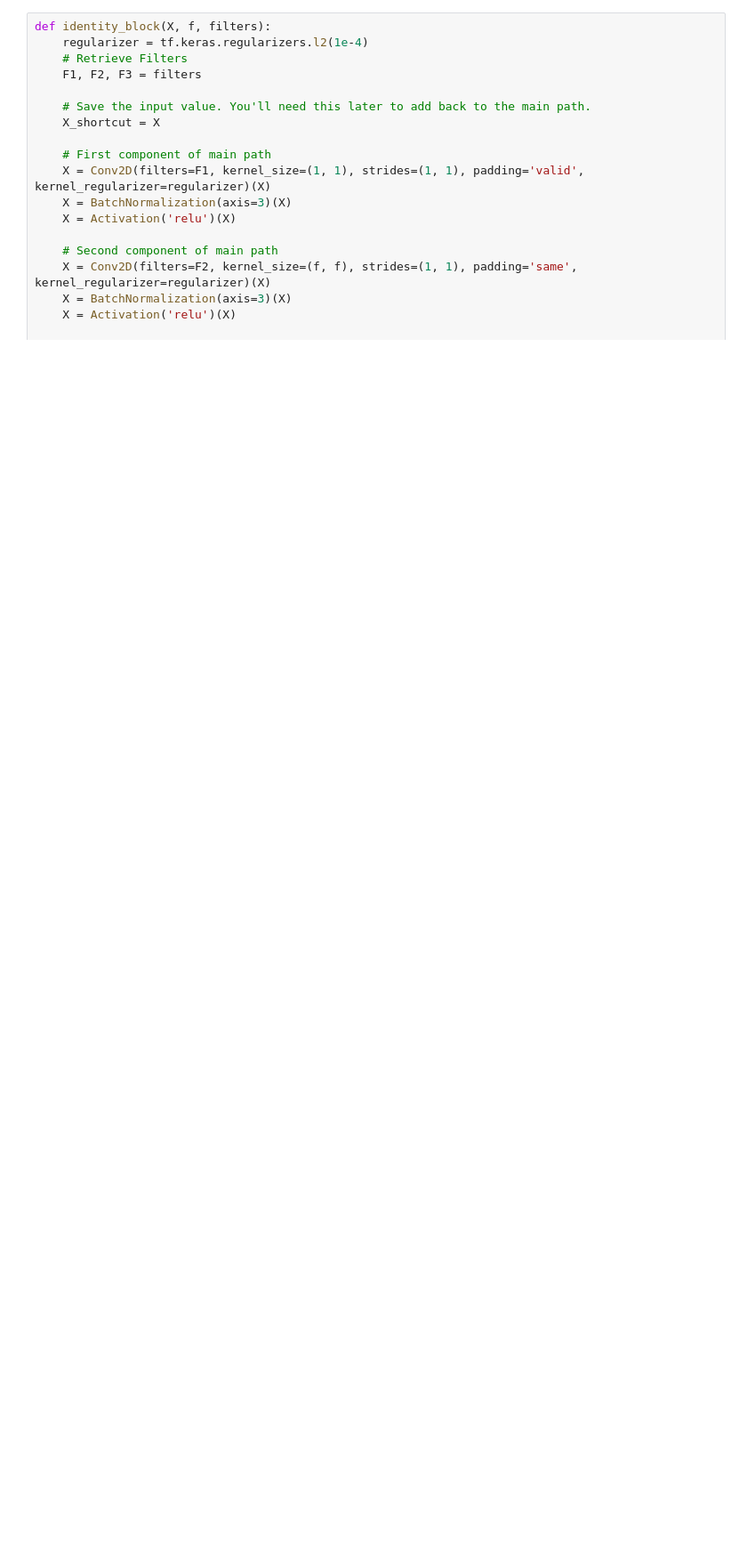
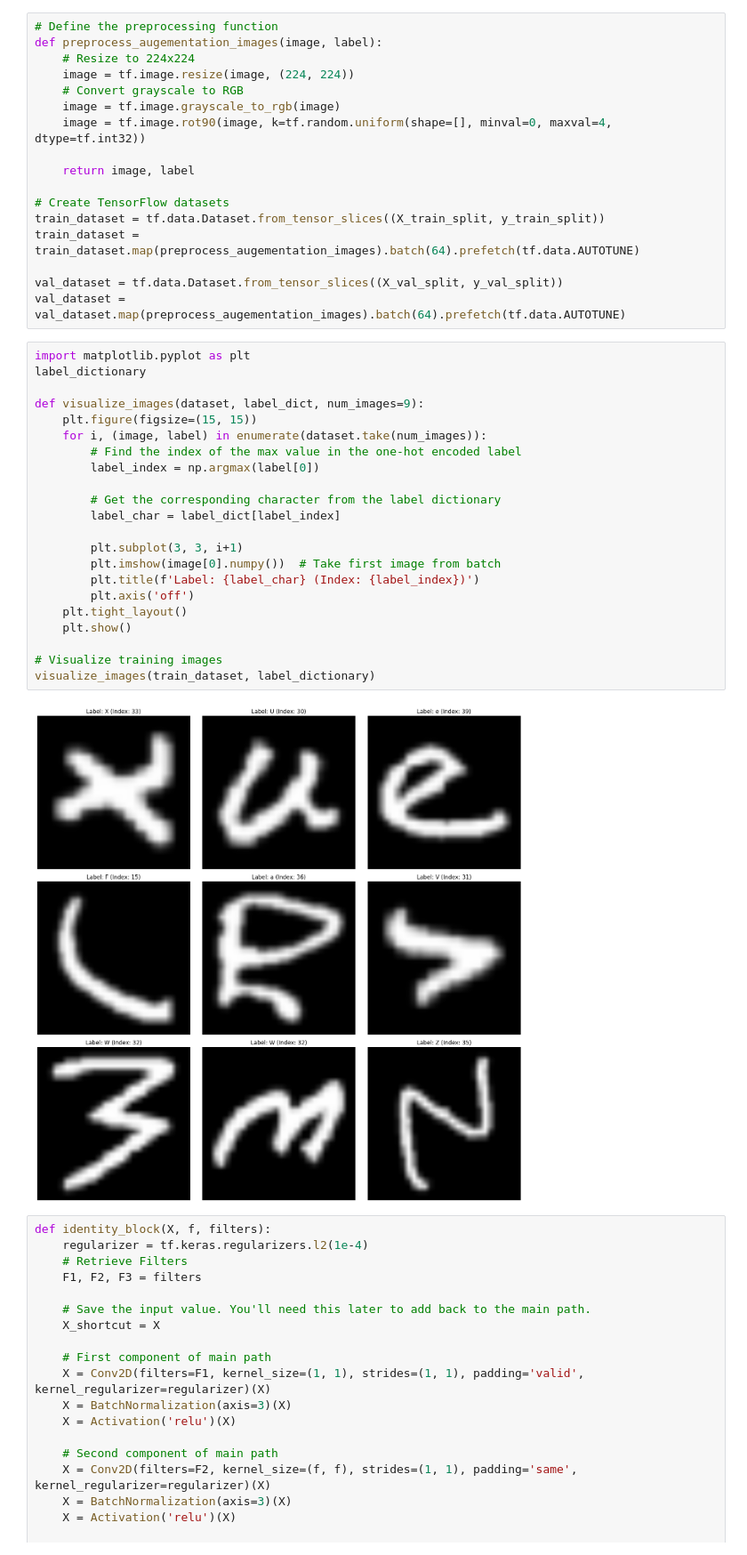
Before and after one commit to Omar2002po/DeepLearning-project, a Jupyter notebook: deeplearning.ipynb, the cells around one changed output. Shown at 89% size. Saved outputs shown, nothing was run; the diff lists cells and outputs as text; blank space fills up the shorter version.

```diff
--- a/deeplearning.ipynb
+++ b/deeplearning.ipynb
@@ -119,3 +142,44 @@ NameError: name 'model' is not defined
+# %%
+# Define the preprocessing function
+def preprocess_augementation_images(image, label):
+    # Resize to 224x224
+    image = tf.image.resize(image, (224, 224))
+    # Convert grayscale to RGB
+    image = tf.image.grayscale_to_rgb(image)
+    image = tf.image.rot90(image, k=tf.random.uniform(shape=[], minval=0, maxval=4, dtype=tf.int32))
+
+    return image, label
+
+# Create TensorFlow datasets
+train_dataset = tf.data.Dataset.from_tensor_slices((X_train_split, y_train_split))
+train_dataset = train_dataset.map(preprocess_augementation_images).batch(64).prefetch(tf.data.AUTOTUNE)
+
+val_dataset = tf.data.Dataset.from_tensor_slices((X_val_split, y_val_split))
+val_dataset = val_dataset.map(preprocess_augementation_images).batch(64).prefetch(tf.data.AUTOTUNE)
+# %%
+import matplotlib.pyplot as plt
+label_dictionary
+
+def visualize_images(dataset, label_dict, num_images=9):
+    plt.figure(figsize=(15, 15))
+    for i, (image, label) in enumerate(dataset.take(num_images)):
+        # Find the index of the max value in the one-hot encoded label
+        label_index = np.argmax(label[0])
+
+        # Get the corresponding character from the label dictionary
+        label_char = label_dict[label_index]
+
+        plt.subplot(3, 3, i+1)
+        plt.imshow(image[0].numpy())  # Take first image from batch
+        plt.title(f'Label: {label_char} (Index: {label_index})')
+        plt.axis('off')
+    plt.tight_layout()
+    plt.show()
+
+# Visualize training images
+visualize_images(train_dataset, label_dictionary)
+# %% [output]
+[figure, added]
 # %%
 def identity_block(X, f, filters):
     regularizer = tf.keras.regularizers.l2(1e-4)
```
Also changed, not shown: parts of 33 cells of this notebook.
